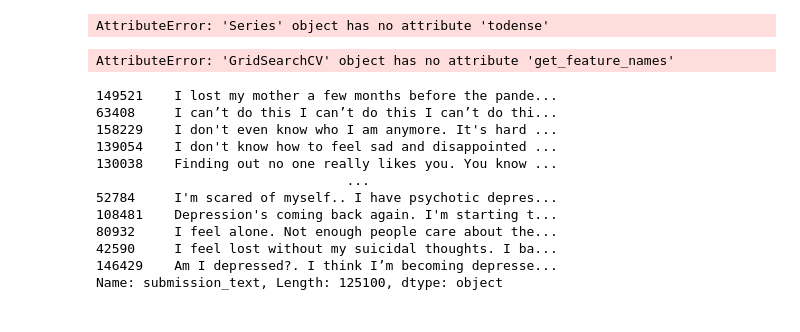
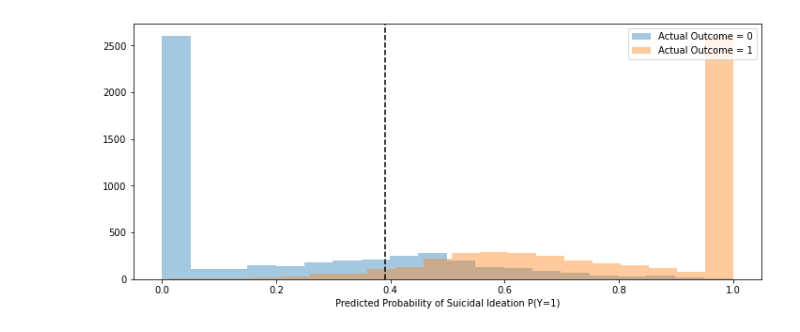
Before and after one commit to aascode/Discerning-Suicidal-Ideation-From-the-Language-of-Depression, a Jupyter notebook: code/04_Notebook_Model_Tuning.ipynb, the cells around one changed output. Cells and saved outputs as stored; diff of their text form; code cells hidden in the pictures.

```diff
--- a/code/04_Notebook_Model_Tuning.ipynb
+++ b/code/04_Notebook_Model_Tuning.ipynb
@@ -140,24 +272,0 @@ print(tp/ (tp+fp))
-# %%
-# STOP WORDS?
-
-# Convert training data to DataFrame
-X_train_df = pd.DataFrame(X_train.todense(),
-                          columns=cvec.get_feature_names())
-
-# plot top occuring words
-X_train_df.sum().sort_values(ascending=False).head(40).plot(kind='barh',figsize=(10,13));
-plt.axvline(x=X_train_df.sum().sort_values().quantile(q=0.964),c='r');
-# %% [output]
-AttributeError: 'Series' object has no attribute 'todense'
-# %%
-# STOP WORDS?
-
-# Convert training data to DataFrame
-X_train_df = pd.DataFrame(X_train,
-                          columns=gs_tvec.get_feature_names())
-
-# plot top occuring words
-X_train_df.sum().sort_values(ascending=False).head(40).plot(kind='barh',figsize=(10,13));
-plt.axvline(x=X_train_df.sum().sort_values().quantile(q=0.964),c='r');
-# %% [output]
-AttributeError: 'GridSearchCV' object has no attribute 'get_feature_names'
@@ -167,15 +273,20 @@ AttributeError: 'GridSearchCV' object has no attribute 'get_feature_names'
-# %%
-X_train
-# %% [output]
-149521    I lost my mother a few months before the pande...
-63408     I can’t do this I can’t do this I can’t do thi...
-158229    I don't even know who I am anymore. It's hard ...
-139054    I don't know how to feel sad and disappointed ...
-130038    Finding out no one really likes you. You know ...
-                                ...
-52784     I'm scared of myself.. I have psychotic depres...
-108481    Depression's coming back again. I'm starting t...
-80932     I feel alone. Not enough people care about the...
-42590     I feel lost without my suicidal thoughts. I ba...
-146429    Am I depressed?. I think I’m becoming depresse...
-Name: submission_text, Length: 125100, dtype: object
+# %%
+# Visualize the predicted values and the actual values
+# 1. The true values of our test set
+# 2. The predicted probabilities based on our model
+
+logreg_pred_df = pd.DataFrame({'actual_values': y_test,
+                        'pred_probs': logreg_gs.predict_proba(X_test)[:,1]})
+
+plt.figure(figsize = (12, 5))
+
+# plot distributions of predicted probabilities by actual values
+for group in logreg_pred_df.groupby('actual_values'):
+    sns.distplot(group[1], kde = False, bins = 20, label = f'Actual Outcome = {group[0]}')
+
+# Add cutoff line
+plt.axvline(0.39, color = 'black', linestyle = '--')
+plt.xlabel('Predicted Probability of Suicidal Ideation P(Y=1)' )
+plt.legend();
+# %% [output]
+[figure, added]
```
Also changed, not shown: parts of 39 cells of this notebook, 15 other files.
